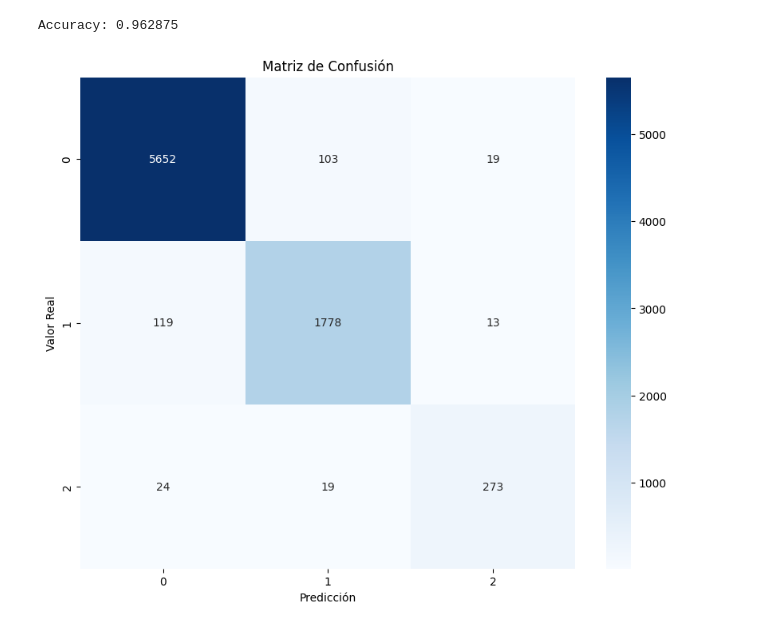
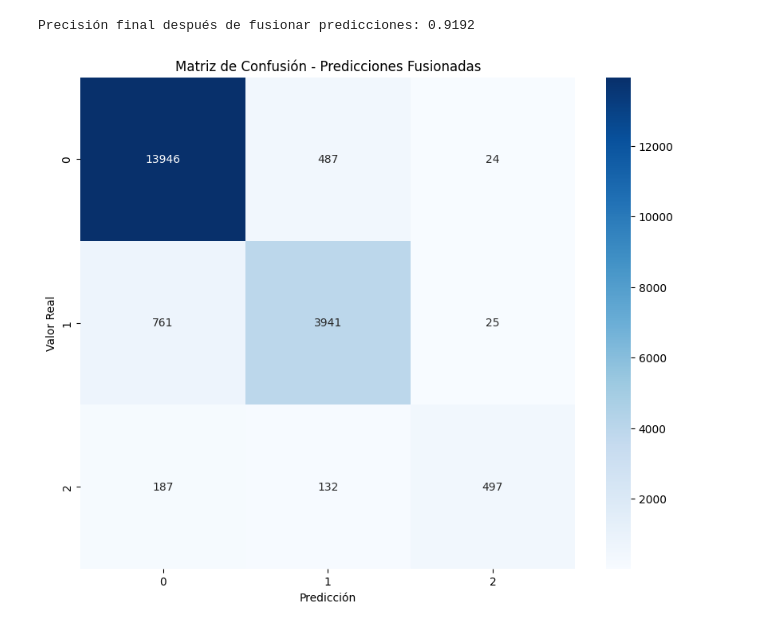
Before and after one commit to Stargix/HackEPS-Cityclic, a Jupyter notebook: Backend/particio.ipynb, the cells around one changed output. Saved outputs shown, nothing was run; the diff lists cells and outputs as text; code cells hidden in the pictures.

```diff
--- a/Backend/particio.ipynb
+++ b/Backend/particio.ipynb
@@ -24,7 +39,7 @@ file_path2 = '../../tramits.csv'
 df = pd.read_csv(file_path)
 
 # Sample 10000 random rows from the dataframe
-#df = df.sample(n=40000, random_state=42)
+df = df.sample(n=100000, random_state=42)
 #df = df[df['Usuari'].notnull()]
 #df = df[df['Accio'].notnull()]
 df_tramits = pd.read_csv(file_path2)
@@ -388,17 +243,31 @@ You can set `force_col_wise=true` to remove the overhead.
 # %%
+import numpy as np
 from sklearn.metrics import accuracy_score
-from sklearn.metrics import precision_score, recall_score, f1_score
+from sklearn.metrics import confusion_matrix
+import seaborn as sns
 
-accuracy = accuracy_score(y_test, y_pred)
-print(f"Accuracy: {accuracy}")
+predictions = []
 
-cm = confusion_matrix(y_test, y_pred)
-plt.figure(figsize=(10,8))
-sns.heatmap(cm, annot=True, fmt='d', cmap='Blues')
-plt.title('Matriz de Confusión')
+for model in lst:
+    y_pred = model.predict(X_test)  # Predicción para cada modelo
+    predictions.append(y_pred)
+
+# Fusionar las predicciones utilizando votación mayoritaria (para clasificación)
+predictions = np.array(predictions).T  # Transponer para tener una fila por muestra
+fused_predictions = np.apply_along_axis(lambda x: np.bincount(x).argmax(), axis=1, arr=predictions)
+
+# Evaluación de las predicciones fusionadas
+accuracy = accuracy_score(y_test, fused_predictions)
+print(f'Precisión final después de fusionar predicciones: {accuracy}')
+
+# Matriz de confusión para las predicciones fusionadas
+cm_fused = confusion_matrix(y_test, fused_predictions)
+plt.figure(figsize=(10, 8))
+sns.heatmap(cm_fused, annot=True, fmt='d', cmap='Blues')
+plt.title('Matriz de Confusión - Predicciones Fusionadas')
 plt.ylabel('Valor Real')
 plt.xlabel('Predicción')
 plt.show()
 # %% [output]
-Accuracy: 0.962875
+Precisión final después de fusionar predicciones: 0.9192
-[figure, old version]
+[figure, new version]
```
Also changed, not shown: parts of 16 cells of this notebook, 3 other files.
